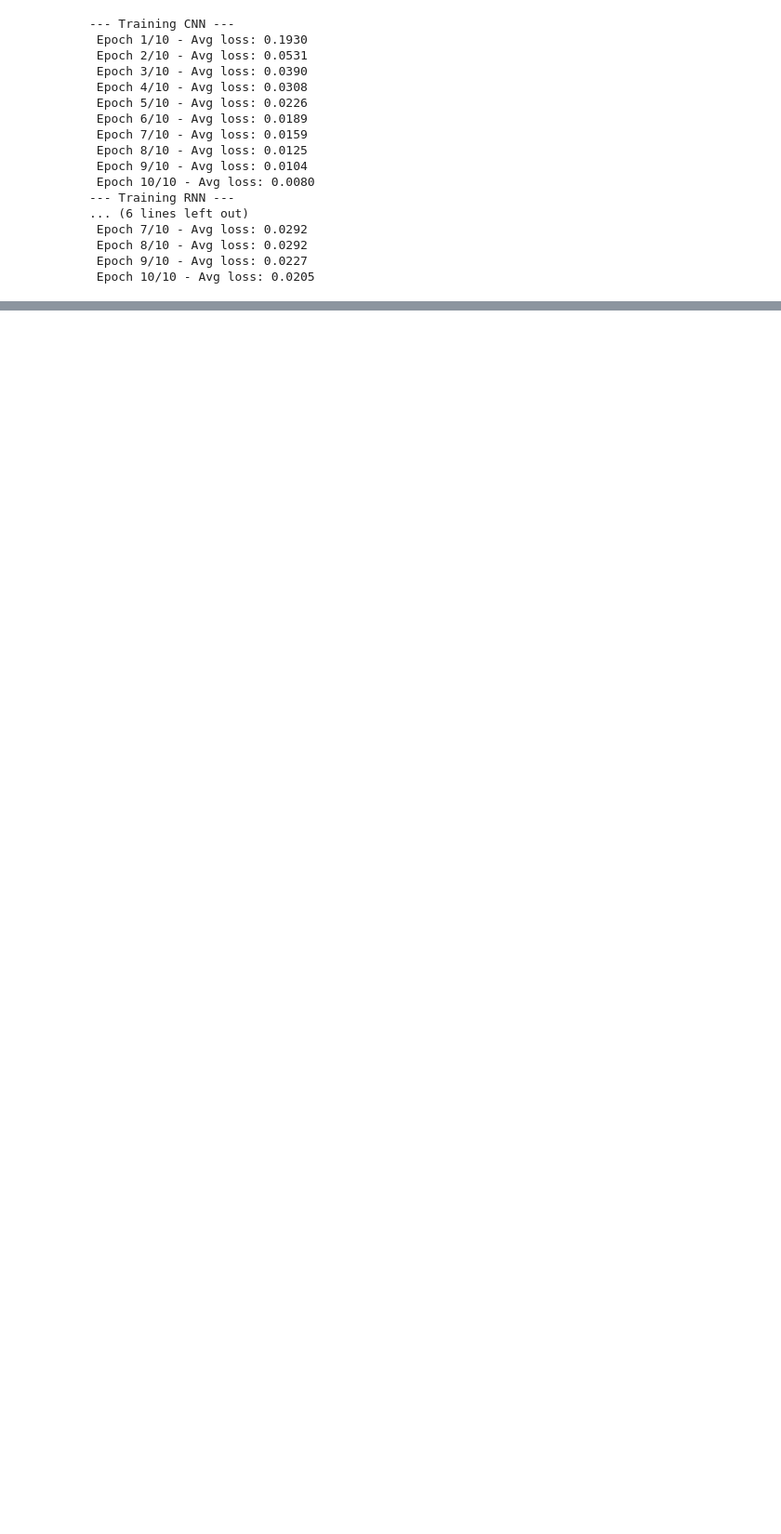
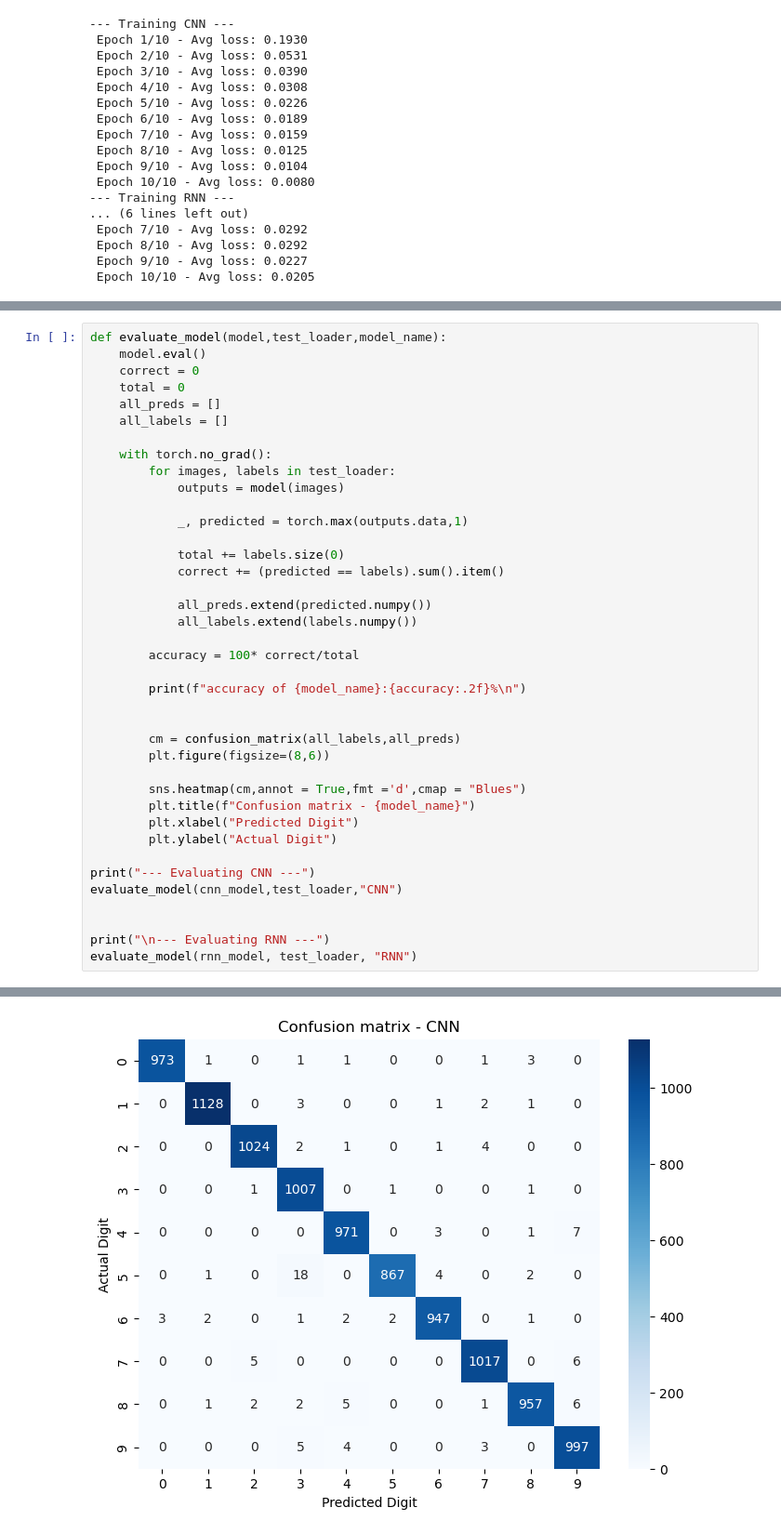
Before and after one commit to PashinP/AIML_Learning, a Jupyter notebook: HandwrittenDigitClassificationusingCNN&RNN.ipynb, the cells around one changed output, grey strips where cells are left out. Shown at 93% size. Saved outputs shown, nothing was run; the diff lists cells and outputs as text; blank space fills up the shorter version.

Commit message:
Implement model evaluation and confusion matrix visualization

```diff
--- a/HandwrittenDigitClassificationusingCNN&RNN.ipynb
+++ b/HandwrittenDigitClassificationusingCNN&RNN.ipynb
@@ -129,0 +135,40 @@ train_model(rnn_model,rnn_optimizer,train_loader,epochs = 10 )
+# %%
+def evaluate_model(model,test_loader,model_name):
+    model.eval()
+    correct = 0
+    total = 0
+    all_preds = []
+    all_labels = []
+
+    with torch.no_grad():
+        for images, labels in test_loader:
+            outputs = model(images)
+
+            _, predicted = torch.max(outputs.data,1)
+
+            total += labels.size(0)
+            correct += (predicted == labels).sum().item()
+
+            all_preds.extend(predicted.numpy())
+            all_labels.extend(labels.numpy())
+
+        accuracy = 100* correct/total
+
+        print(f"accuracy of {model_name}:{accuracy:.2f}%\n")
+
+
+        cm = confusion_matrix(all_labels,all_preds)
+        plt.figure(figsize=(8,6))
+
+        sns.heatmap(cm,annot = True,fmt ='d',cmap = "Blues")
+        plt.title(f"Confusion matrix - {model_name}")
+        plt.xlabel("Predicted Digit")
+        plt.ylabel("Actual Digit")
+
+print("--- Evaluating CNN ---")
+evaluate_model(cnn_model,test_loader,"CNN")
+
+
+print("\n--- Evaluating RNN ---")
+evaluate_model(rnn_model, test_loader, "RNN")
+# %% [output]
@@ -129,0 +181 @@ train_model(rnn_model,rnn_optimizer,train_loader,epochs = 10 )
+[figure, added]
```
Also changed, not shown: parts of 2 cells of this notebook.
